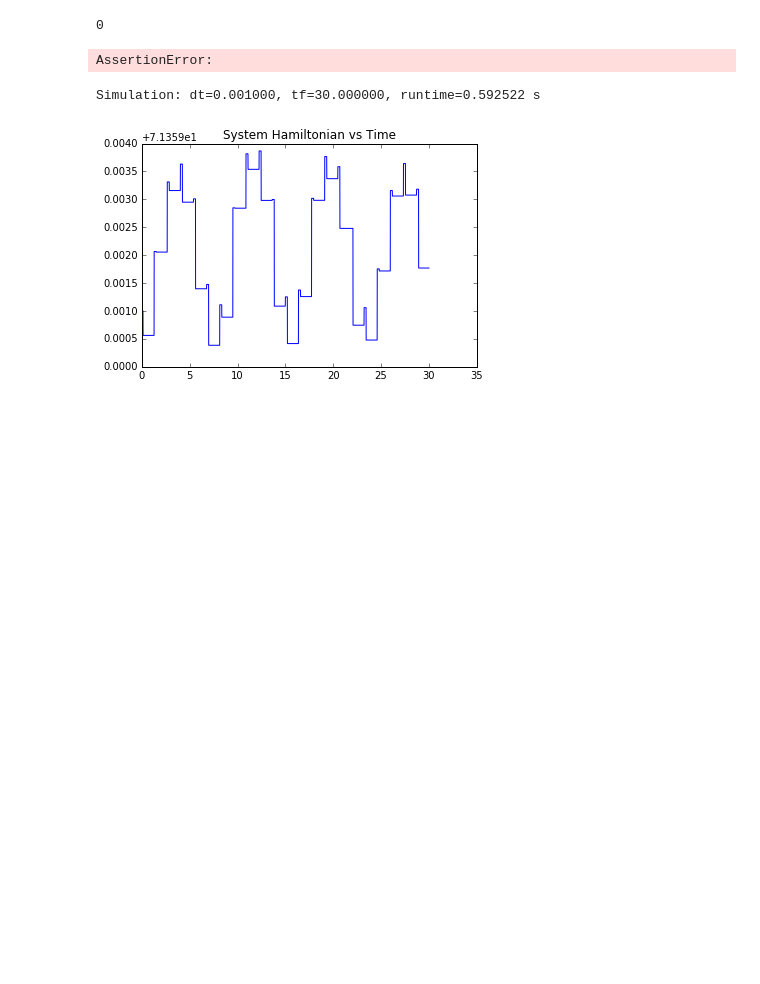
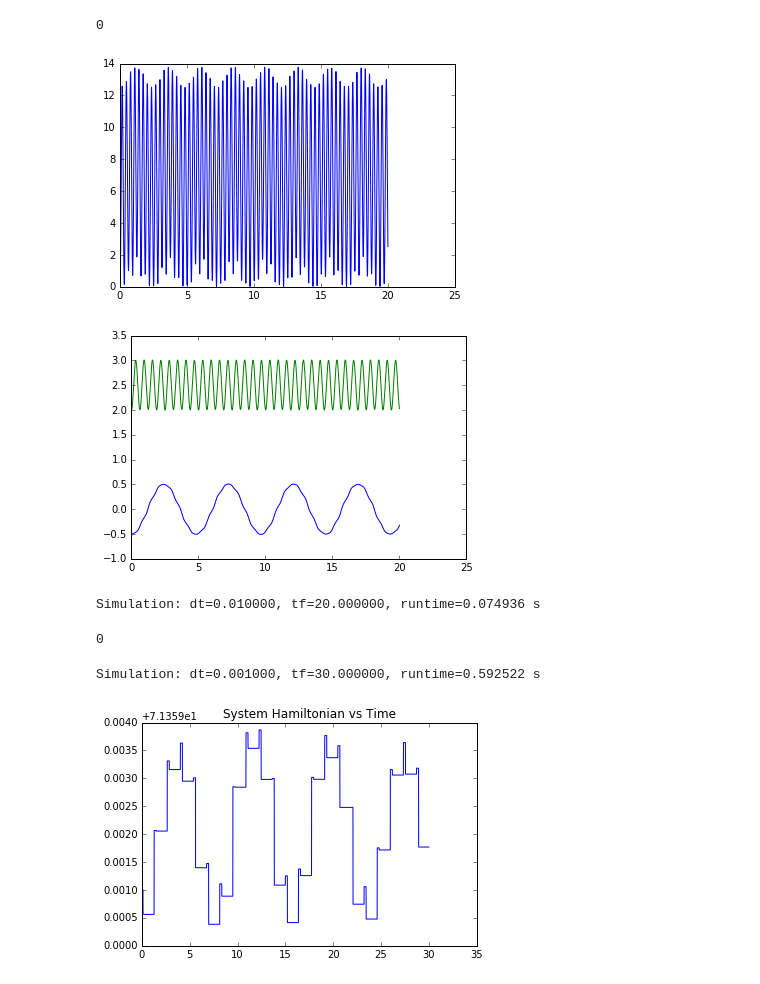
Before and after one commit to dlynch7/Hop3r, a Jupyter notebook: trep/Andrew_trep_test/SLIPmodel.ipynb, the cells around one changed output. Cells and saved outputs as stored; diff of their text form; code cells hidden in the pictures; blank space fills up the shorter version.

```diff
--- a/trep/Andrew_trep_test/SLIPmodel.ipynb
+++ b/trep/Andrew_trep_test/SLIPmodel.ipynb
@@ -11,11 +11,23 @@ import matplotlib.pyplot as plt
 %matplotlib inline
 
 dt = 0.01
-tf = 5.0
+tf = 20.0
 
 spring_length = 2.5
 
-def simulate_system(system, force_func):
+def simulate_system(system):
+    # forcing function to simulate spring
+    def forcing(q,t):
+        k = 100 # spring constant
+        spring_length = 2.5 # natural length of the spring
+
+        theta_d = 0.
+        P = 10
+
+        force = (-P*(q[0]-theta_d), -k*(q[1]-spring_length))
+        return force
+
+
     # Now we'll extract the current configuration into a tuple to use as
     # initial conditions for a variational integrator.
     q0 = system.q
@@ -45,8 +57,8 @@ def simulate_system(system, force_func):
 
     while mvi.t1 < tf:
 #         mvi.step(mvi.t2+dt)
-        u.append(forcing(mvi.t2))
-        mvi.step(mvi.t2+dt, force_func(mvi.t2))
+        u.append(forcing(mvi.q2,mvi.t2))
+        mvi.step(mvi.t2+dt, forcing(mvi.q2,mvi.t2))
         q.append(mvi.q2)
         t.append(mvi.t2)
 
@@ -73,39 +85,44 @@ stance.import_frames([
     tz(0,name='foot'), [
         rx('theta0'), [
             tz('l',mass=1,name='hip')
         ]
     ]
 ])
 
 print stance.nu
 
 # trep.potentials.LinearSpring(stance,'foot','hip',k=500,x0=spring_length)
 trep.forces.LinearDamper(stance,'foot','hip',c=0.0)
 # trep.potentials.Gravity(stance,(0,0,-9.8))
 
-# forcing function to simulate spring
-def forcing(t):
-    return tuple([0, 3*math.sin((t/5))])
+trep.forces.ConfigForce(stance,'theta0','rotate')
+trep.forces.ConfigForce(stance,'l','spring')
 
 
-stance.q = [0.,2.]
+stance.q = [-0.5,2.] #,2.]
 
 # Simulate
 start = time.clock()
-(t, q, H, E) = simulate_system(stance, forcing)
+(t, q, u, H, E) = simulate_system(stance)
 finish = time.clock()
 
 # plot Hamiltonian
 plt.plot(t,E)
 plt.show()
 # for SLIPmodel, total energy is constant!
 
+plt.plot(t,q)
+plt.show()
+
 # Display
 print "Simulation: dt=%f, tf=%f, runtime=%f s" % (dt, tf, finish-start)
 visual.visualize_3d([ visual.VisualItem3D(stance, t, q) ])
 # %% [output]
 0
+[figure, added]
+[figure, added]
-AssertionError:
+Simulation: dt=0.010000, tf=20.000000, runtime=0.074936 s
+0
 # %%
 # simulate a SLIP model hopping vertically in trep
 
```
Also changed, not shown: 1 other file.
